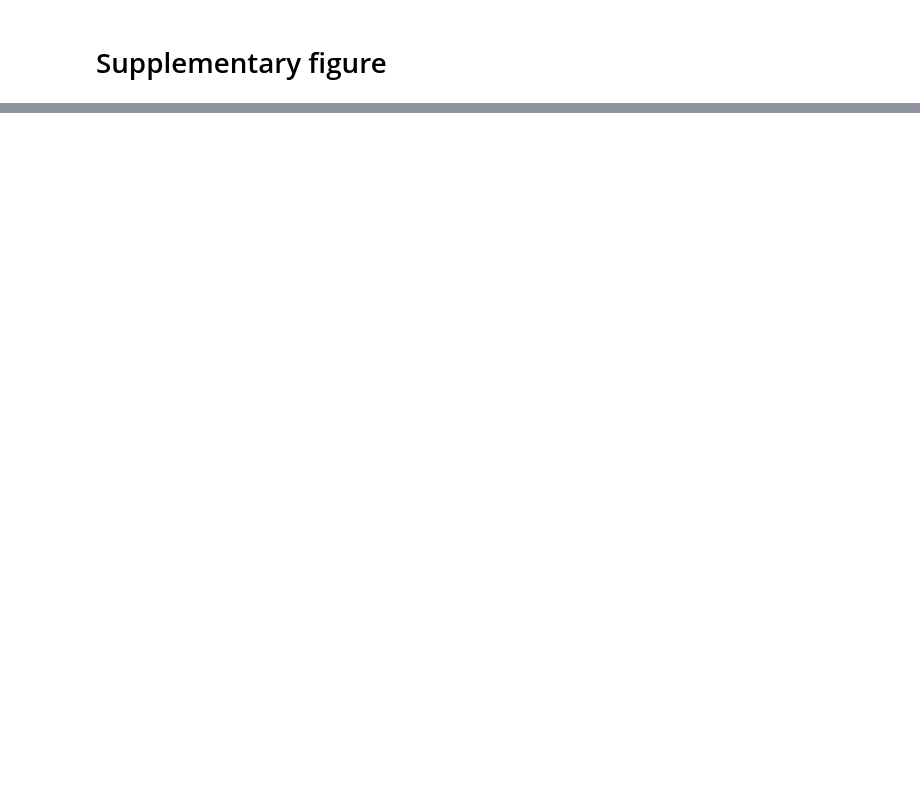
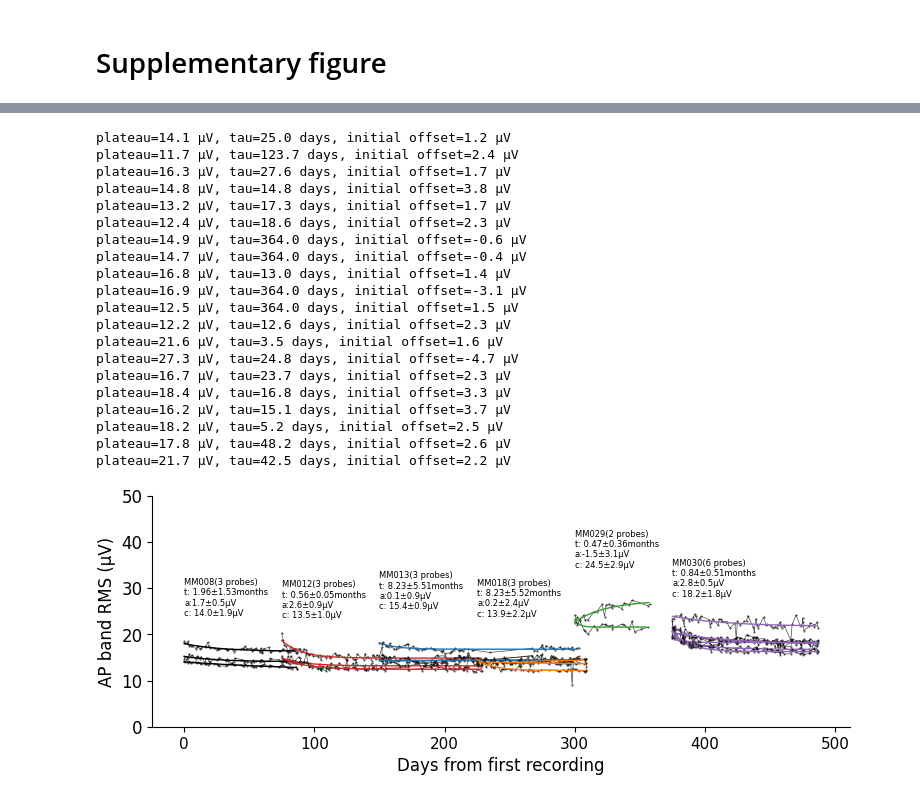
Before and after one commit to spkware/chronic_recording_manuscript, a Jupyter notebook: figures/figure1.ipynb, the cells around one changed output, grey strips where cells are left out. Saved outputs shown, nothing was run; the diff lists cells and outputs as text; code cells hidden in the pictures; blank space fills up the shorter version.

```diff
--- a/figures/figure1.ipynb
+++ b/figures/figure1.ipynb
@@ -200,0 +451,69 @@ for i,pkey in enumerate(probe_keys):
+# %%
+subjects = list(np.unique([r['subject_name'] for r in rms_summary[1:]]))
+colors = ['#000000',
+          '#d62728',
+          '#1f77b4',
+          '#ff7f0e',
+          '#2ca02c',
+          '#9467bd',
+          '#8c564b',
+          '#e377c2',
+          '#7f7f7f',
+          '#bcbd22']
+offsets = [0 for s in subjects]
+for r in rms_summary[1:]:
+    offsets[subjects.index(r['subject_name'])] = np.random.uniform(0,100,1)
+offsets = np.arange(0,len(subjects)*75,75) #np.array(offsets) - np.min(offsets)
+fits = []
+plt.figure(figsize = (9,3))
+for r in rms_summary[1:]:
+
+    rms_trace = r['RMS']
+    days = r['days']
+    p0 = [np.std(rms_trace), 120, rms_trace[-1]]  # initial guess
+    popt, pcov = curve_fit(exp1, days, rms_trace, p0=p0, maxfev=5000,bounds=([-50, 1, 10], [50, 364, 30]))
+    a, tau, c = popt
+    offsetsdays = offsets[subjects.index(r['subject_name'])]
+    print(f"plateau={c:.1f} µV, tau={tau:.1f} days, initial offset={a:.1f} µV")
+    plt.plot(offsetsdays+np.array(r['days'])[np.argsort(r['days'])].astype(float),np.array(r['RMS'])[np.argsort(r['days'])],
+             'ko-',markersize = 0.5,alpha = 0.7,lw = 0.5)
+    fits.append(dict(tau = tau, amplitude = a, plateau = c, subject_name = r['subject_name'],
+                     probe_num = r['probe_id'],plot_offset_days = offsetsdays))
+    t = np.arange(0,np.max(r['days']).astype('float'))
+    c = colors[subjects.index(r['subject_name'])]
+    plt.plot(offsetsdays.astype(float)+t,exp1(t,*popt),color = c,lw = 1.,label = r['subject_name'])
+plt.ylim([0,50])
+# plt.legend()
+for s in subjects:
+  ff = ([f for f in fits if f['subject_name'] == s])
+  taus = [f['tau'] for f in ff]
+  amplitudes = [f['amplitude'] for f in ff]
+  plateaus = [f['plateau'] for f in ff]
+  plt.text(ff[0]['plot_offset_days'],np.mean(plateaus) + 10,f'{s}({len(taus)} probes) \nt: {np.round(np.mean(taus)/30,2)}±{np.round(np.std(taus)/30,2)}months\na:{np.round(np.mean(amplitudes),1)}±{np.round(np.std(amplitudes),1)}µV\nc: {np.round(np.mean(plateaus),1)}±{np.round(np.std(plateaus),1)}µV',
+           fontsize = 6)
+  plt.ylabel('AP band RMS (µV)')
+plt.xlabel('Days from first recording')
+plt.gca().spines[['right', 'top']].set_visible(False)
+plt.savefig(savepath/'others_fig_RMS_days.pdf')
+# %% [output]
+plateau=14.1 µV, tau=25.0 days, initial offset=1.2 µV
+plateau=11.7 µV, tau=123.7 days, initial offset=2.4 µV
+plateau=16.3 µV, tau=27.6 days, initial offset=1.7 µV
+plateau=14.8 µV, tau=14.8 days, initial offset=3.8 µV
+plateau=13.2 µV, tau=17.3 days, initial offset=1.7 µV
+plateau=12.4 µV, tau=18.6 days, initial offset=2.3 µV
+plateau=14.9 µV, tau=364.0 days, initial offset=-0.6 µV
+plateau=14.7 µV, tau=364.0 days, initial offset=-0.4 µV
+plateau=16.8 µV, tau=13.0 days, initial offset=1.4 µV
+plateau=16.9 µV, tau=364.0 days, initial offset=-3.1 µV
+plateau=12.5 µV, tau=364.0 days, initial offset=1.5 µV
+plateau=12.2 µV, tau=12.6 days, initial offset=2.3 µV
+plateau=21.6 µV, tau=3.5 days, initial offset=1.6 µV
+plateau=27.3 µV, tau=24.8 days, initial offset=-4.7 µV
+plateau=16.7 µV, tau=23.7 days, initial offset=2.3 µV
+plateau=18.4 µV, tau=16.8 days, initial offset=3.3 µV
+plateau=16.2 µV, tau=15.1 days, initial offset=3.7 µV
+plateau=18.2 µV, tau=5.2 days, initial offset=2.5 µV
+plateau=17.8 µV, tau=48.2 days, initial offset=2.6 µV
+plateau=21.7 µV, tau=42.5 days, initial offset=2.2 µV
+[figure, added]
```
Also changed, not shown: parts of 13 cells of this notebook.
